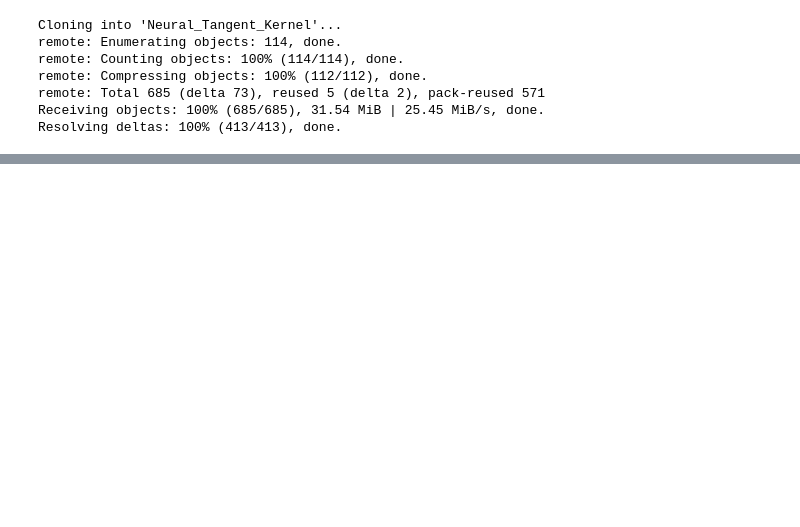
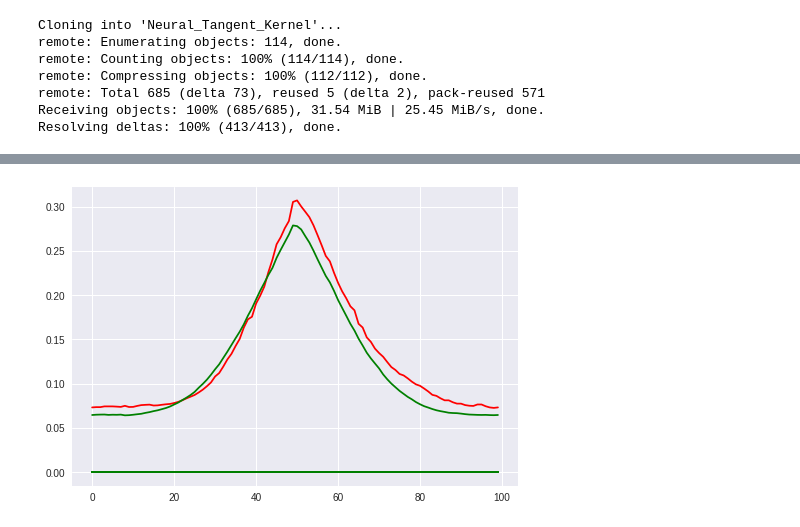
Before and after one commit to bobby-he/Neural_Tangent_Kernel, a Jupyter notebook: notebooks/anaytic_kernels.ipynb, the cells around one changed output, grey strips where cells are left out. Cells and saved outputs as stored; diff of their text form; code cells hidden in the pictures; blank space fills up the shorter version.

```diff
--- a/notebooks/anaytic_kernels.ipynb
+++ b/notebooks/anaytic_kernels.ipynb
@@ -103,0 +330,19 @@ class NTK_analytic_pred(object):
+# %%
+kernels = np.zeros((20,100))
+widths = np.array((500,5000))
+
+for j in range(len(widths)):
+  for i in range(10):
+    net = FourLayersNet(widths[j]).to("cuda" if use_cuda else "cpu")
+    theta_0 = kernel_mats(net, gamma_data, gamma_test, use_cuda=use_cuda, kernels='testvtrain').cpu().numpy()
+    kernels[10*j+1]=theta_0[:,1]
+    del net
+    del theta_0
+# %%
+for i in range(10):
+  plt.plot(kernels[i],color='red')
+
+for i in range(10,20):
+  plt.plot(kernels[i],color='green')
+# %% [output]
+[figure, added]
```
Also changed, not shown: parts of 8 cells of this notebook.
